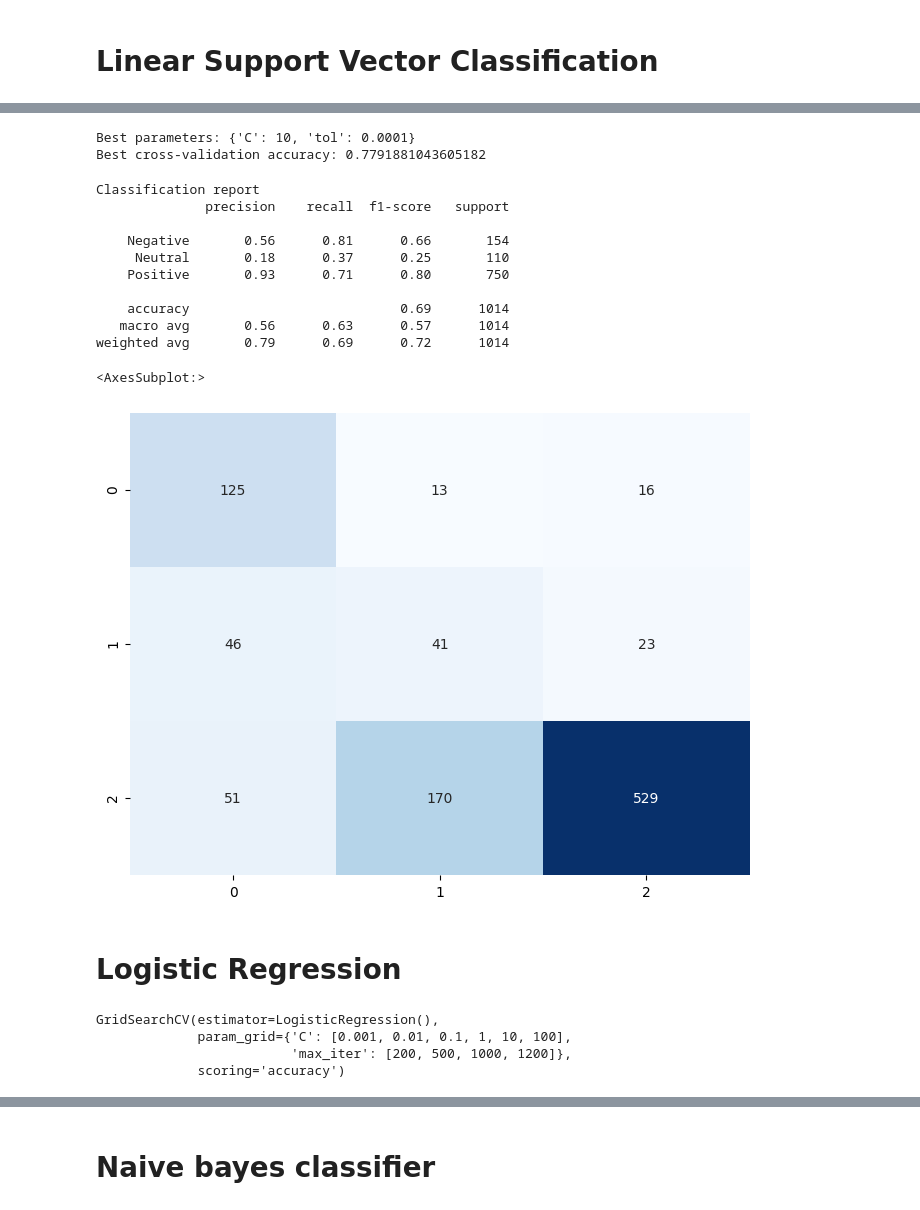
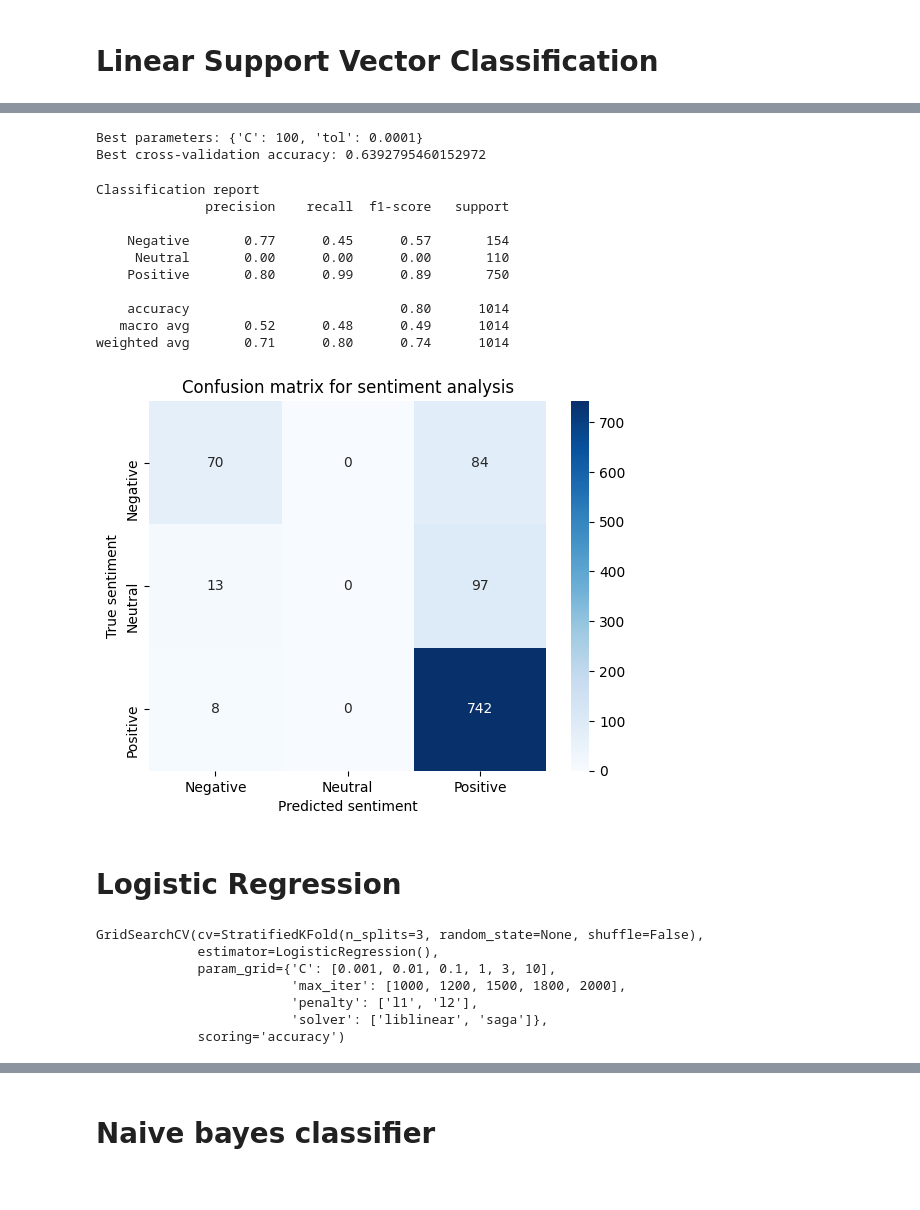
Before and after one commit to MirelaDryankova/Sentiment-Analysis, a Jupyter notebook: sentiment_analysis.ipynb, the cells around one changed output, grey strips where cells are left out. Drawn from its saved outputs; the diff is of its cells as text; code cells hidden in the pictures.

```diff
--- a/sentiment_analysis.ipynb
+++ b/sentiment_analysis.ipynb
@@ -856,7 +874,7 @@ param_grid = {'learning_rate': [0.05, 0.1],
 # %%
 hgb = HistGradientBoostingClassifier(random_state=42)
 # %%
-hgb_grid = GridSearchCV(estimator=hgb, param_grid=param_grid, n_jobs=-1, cv=3)
+hgb_grid = GridSearchCV(estimator=hgb, param_grid=param_grid, n_jobs=-1, cv=StratifiedKFold(3))
 # %%
 hgb_grid.fit(X_train, y_train)
 # %% [output]
@@ -908,6 +929,6 @@ param_grid_SGD = {
 # %%
 sgd = SGDClassifier()
 # %%
-grid_search_sgd = GridSearchCV(sgd, param_grid_SGD, scoring='accuracy')
+grid_search_sgd = GridSearchCV(sgd, param_grid_SGD, scoring='accuracy', cv=StratifiedKFold(3))
 grid_search_sgd.fit(X_train, y_train)
 # %% [output]
@@ -961,7 +987,7 @@ sns.heatmap(cm, annot=True, fmt='d', cmap='Blues', cbar=False)
 # Linear Support Vector Classification
 # %%
 param_grid_LinearSVC = {
-    'C': [0.1, 0.5, 1, 3, 5, 10],  # Regularization parameter
-    'tol': [1e-4, 1e-5, 1e-6],  # Tolerance for stopping criteria
+    'C': [5, 10, 20, 100],  # Regularization parameter
+    'tol': [0.0001, 0.001, 0.1, 1],  # Tolerance for stopping criteria
 }
 # %%
@@ -969,4 +995,4 @@ svc = LinearSVC()
 # %%
-grid_search_svc = GridSearchCV(svc, param_grid_LinearSVC, scoring='accuracy', cv=StratifiedKFold(10))
+grid_search_svc = GridSearchCV(svc, param_grid_LinearSVC, scoring='accuracy', cv=StratifiedKFold(3))
 grid_search_svc.fit(X_train, y_train)
 # %% [output]
@@ -983,5 +1008,5 @@ best_score = grid_search_svc.best_score_
 print("Best parameters:", best_params)
 print("Best cross-validation accuracy:", best_score)
 # %% [output]
-Best parameters: {'C': 10, 'tol': 0.0001}
-Best cross-validation accuracy: 0.7791881043605182
+Best parameters: {'C': 100, 'tol': 0.0001}
+Best cross-validation accuracy: 0.6392795460152972
@@ -1000,22 +1021,24 @@ print(conf_matrix)
 Classification report
               precision    recall  f1-score   support
 
-    Negative       0.56      0.81      0.66       154
-     Neutral       0.18      0.37      0.25       110
-    Positive       0.93      0.71      0.80       750
+    Negative       0.77      0.45      0.57       154
+     Neutral       0.00      0.00      0.00       110
+    Positive       0.80      0.99      0.89       750
 
-    accuracy                           0.69      1014
-   macro avg       0.56      0.63      0.57      1014
-weighted avg       0.79      0.69      0.72      1014
+    accuracy                           0.80      1014
+   macro avg       0.52      0.48      0.49      1014
+weighted avg       0.71      0.80      0.74      1014
 # %%
 cm = confusion_matrix(y_test, y_pred)
 
-# Create a heatmap for the confusion matrix
-plt.figure(figsize=(8, 6))
-sns.heatmap(cm, annot=True, fmt='d', cmap='Blues', cbar=False)
+labels = ['Negative', 'Neutral', 'Positive']
+sns.heatmap(cm, annot=True, cmap='Blues', fmt='g', xticklabels=labels, yticklabels=labels)
+plt.xlabel('Predicted sentiment')
+plt.ylabel('True sentiment')
+plt.title('Confusion matrix for sentiment analysis')
+plt.show()
 # %% [output]
-<AxesSubplot:>
-[figure, old version]
+[figure, new version]
 # %% [markdown]
 # Logistic Regression
 # %%
@@ -1027,11 +1052,14 @@ param_grid_lg = {
 }
 # %%
-grid_search_lg = GridSearchCV(lg, param_grid_lg, scoring='accuracy')
+grid_search_lg = GridSearchCV(lg, param_grid_lg, scoring='accuracy', cv=StratifiedKFold(3))
 grid_search_lg.fit(X_train, y_train)
 # %% [output]
-GridSearchCV(estimator=LogisticRegression(),
-             param_grid={'C': [0.001, 0.01, 0.1, 1, 10, 100],
-                         'max_iter': [200, 500, 1000, 1200]},
+GridSearchCV(cv=StratifiedKFold(n_splits=3, random_state=None, shuffle=False),
+             estimator=LogisticRegression(),
+             param_grid={'C': [0.001, 0.01, 0.1, 1, 3, 10],
+                         'max_iter': [1000, 1200, 1500, 1800, 2000],
+                         'penalty': ['l1', 'l2'],
+                         'solver': ['liblinear', 'saga']},
              scoring='accuracy')
 # %%
 best_estimator = grid_search_lg.best_estimator_
```
Also changed, not shown: parts of 45 cells of this notebook.
